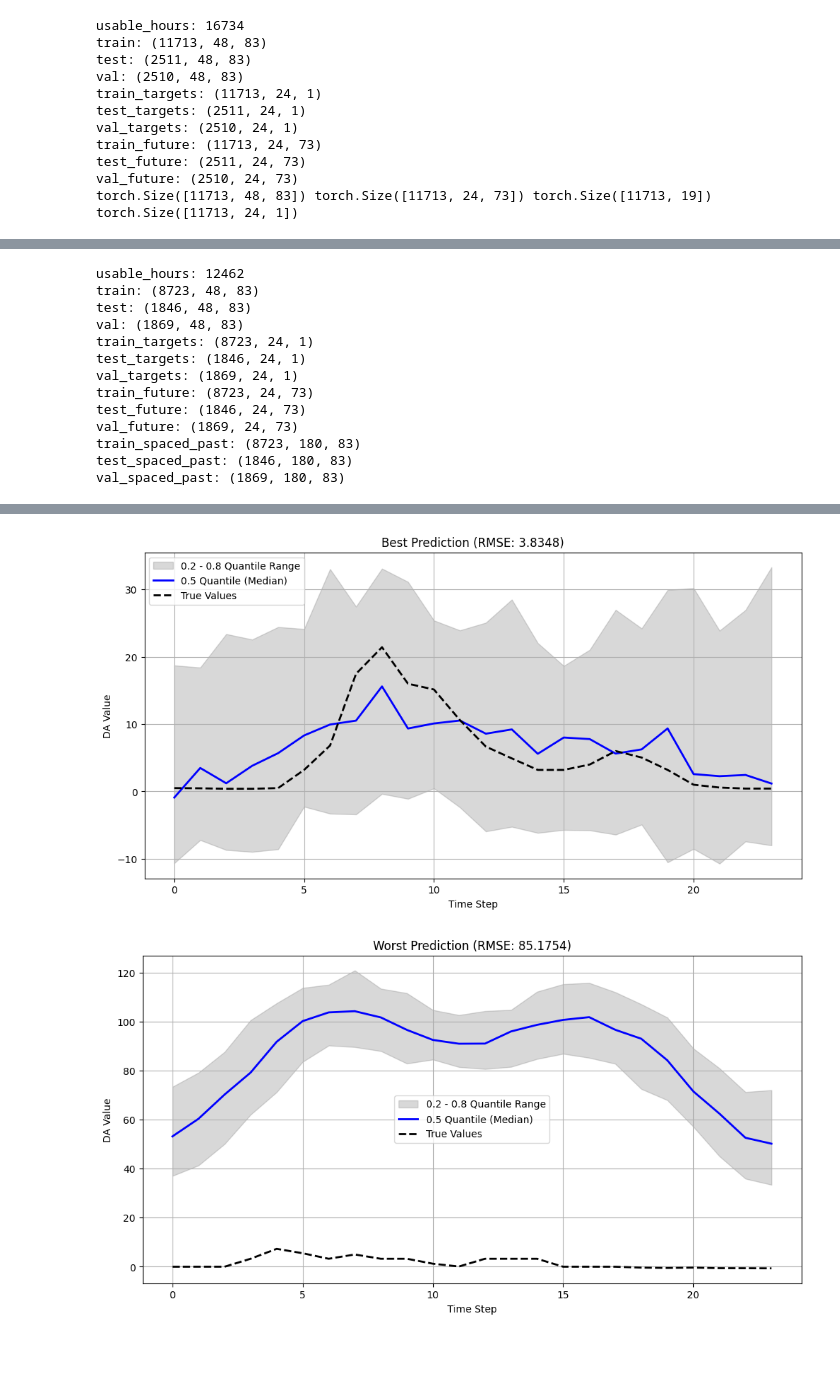
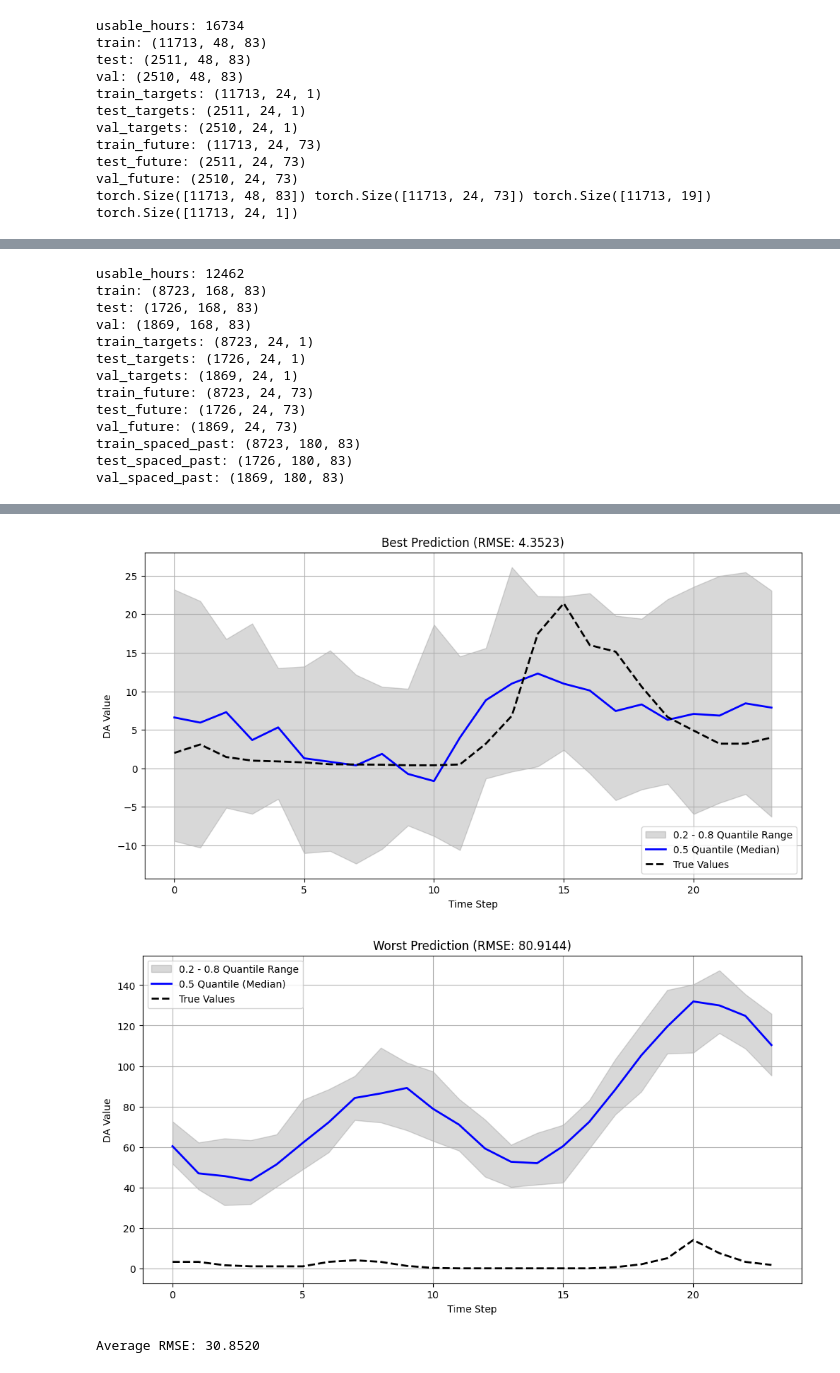
Before and after one commit to storralbod/deeplearning, a Jupyter notebook: model_functions/testtamas.ipynb, the cells around one changed output, grey strips where cells are left out. Cells and saved outputs as stored; diff of their text form; code cells hidden in the pictures.

```diff
--- a/model_functions/testtamas.ipynb
+++ b/model_functions/testtamas.ipynb
@@ -177,7 +177,7 @@ Epoch [5/5], Training Loss: 0.1484, Validation Loss: 0.1534
 # %%
 # Parameters
-dense_lookback = 48  # Last 48 hours
-spaced_lookback = 180*24  # Past 0.5 years spaced lookback with dynamic steps
+dense_lookback = 168
+spaced_lookback = 180*24
 
 # Prepare datasets with dense and spaced inputs
 (
@@ -226,17 +226,17 @@ test_loader = DataLoader(
 )
 # %% [output]
 usable_hours: 12462
-train: (8723, 48, 83)
-test: (1846, 48, 83)
-val: (1869, 48, 83)
+train: (8723, 168, 83)
+test: (1726, 168, 83)
+val: (1869, 168, 83)
 train_targets: (8723, 24, 1)
-test_targets: (1846, 24, 1)
+test_targets: (1726, 24, 1)
 val_targets: (1869, 24, 1)
 train_future: (8723, 24, 73)
-test_future: (1846, 24, 73)
+test_future: (1726, 24, 73)
 val_future: (1869, 24, 73)
 train_spaced_past: (8723, 180, 83)
-test_spaced_past: (1846, 180, 83)
+test_spaced_past: (1726, 180, 83)
 val_spaced_past: (1869, 180, 83)
 # %%
 # Initialize model
@@ -345,7 +345,7 @@ def train_and_val(train_loader, val_loader, num_epochs, model, optimizer, quanti
 # %%
 # Train model
 spaced_model, train_losses, val_losses = train_and_val(
-    train_loader, val_loader, num_epochs=20, model=model2, optimizer=optimizer2, quantiles=quantiles, device=device
+    train_loader, val_loader, num_epochs=25, model=model2, optimizer=optimizer2, quantiles=quantiles, device=device
 )
 # # Predict
 forecast_inv, true_inv = predict_model(spaced_model, test_loader, target_scaler, quantiles=quantiles, forecast_horizon=24, device=device, spaced=True)
@@ -377,2 +374,3 @@ Epoch [20/20], Training Loss: 0.1291, Validation Loss: 0.1380
-[figure, old version]
+[figure, new version]
-[figure, old version]
+[figure, new version]
+Average RMSE: 30.8520
```
Also changed, not shown: parts of 3 cells of this notebook, 2 other files.
